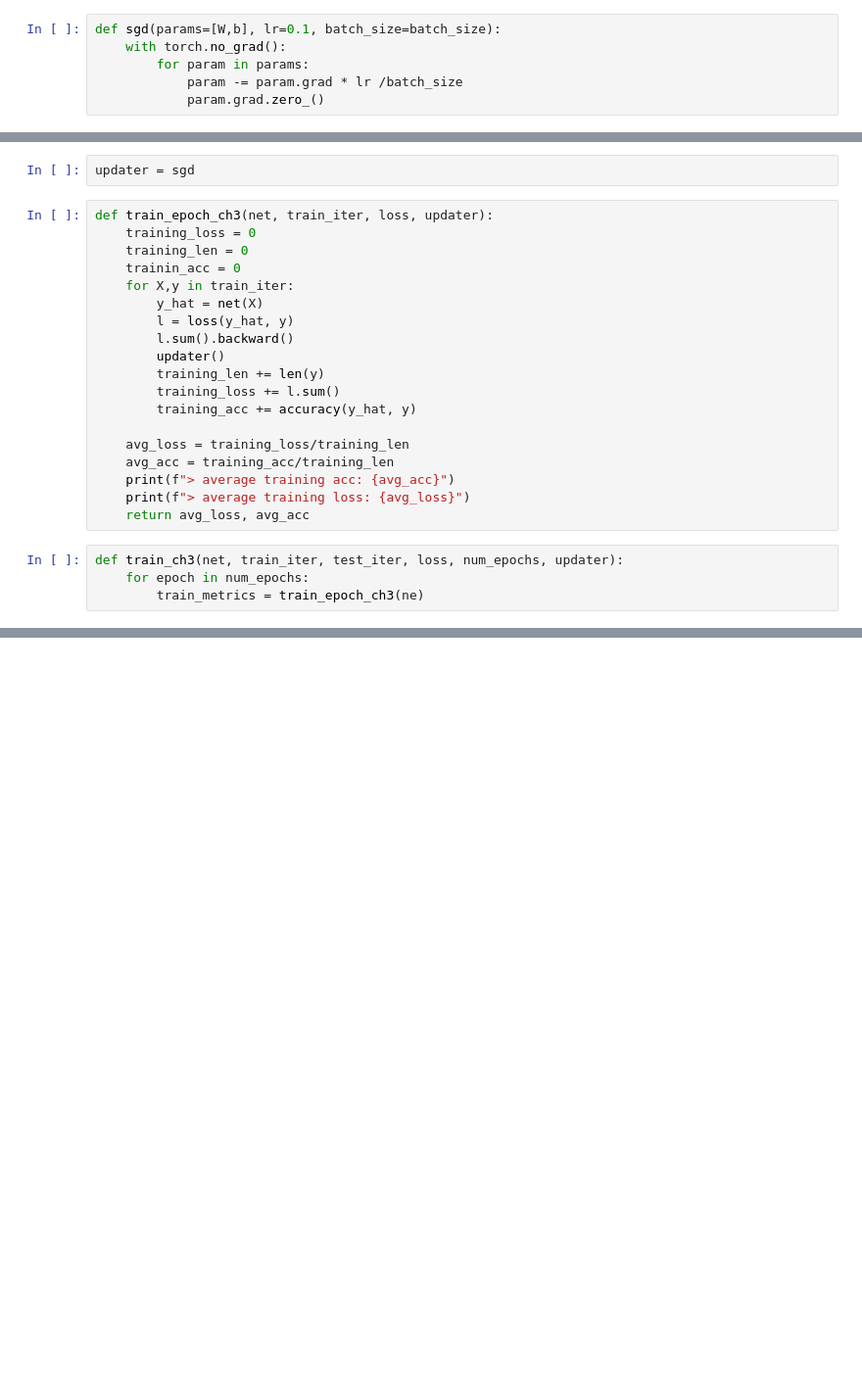
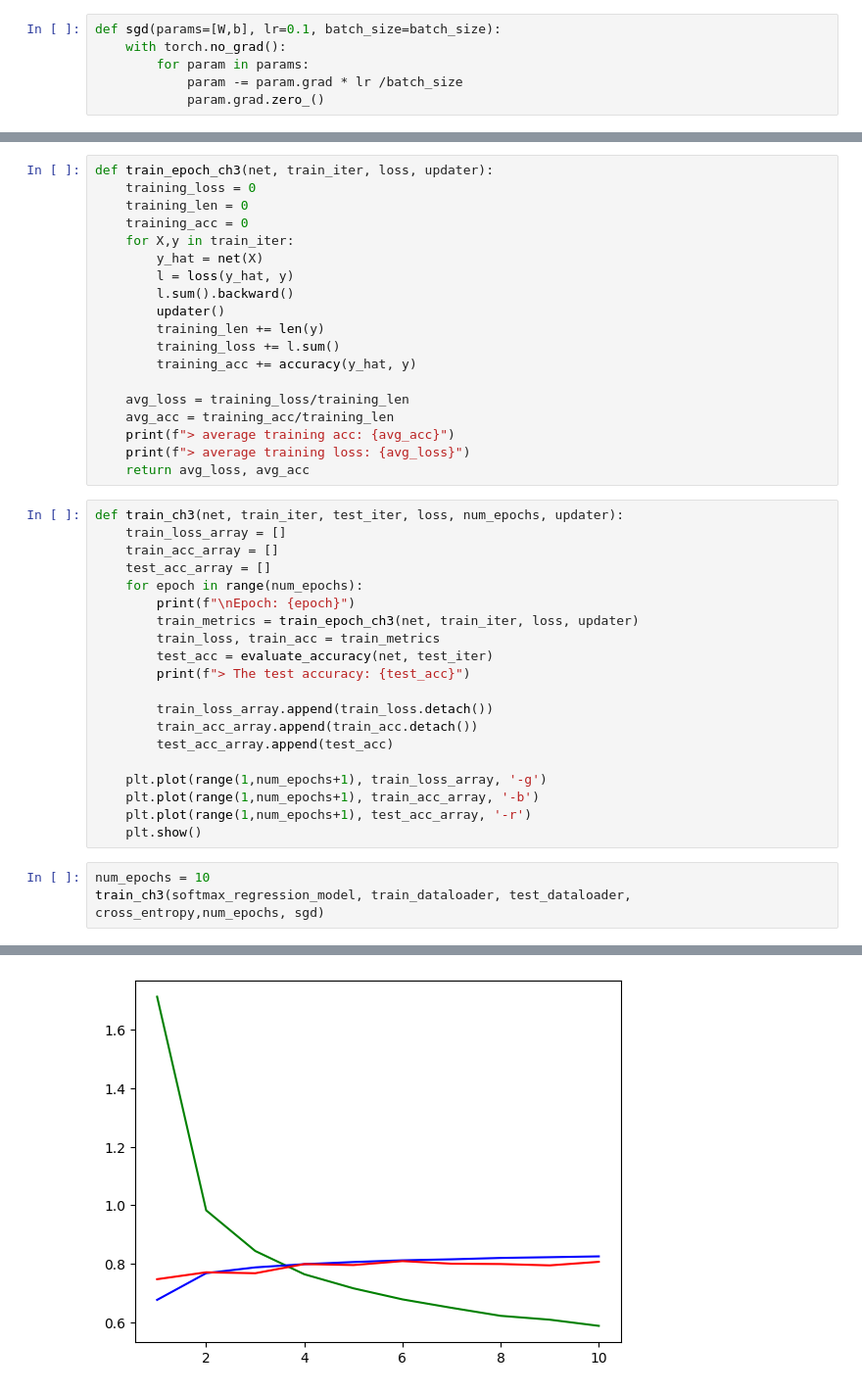
Before and after one commit to fanbyprinciple/d2l-fanbyprinciple, a Jupyter notebook: ch3_linear_neural_equations/ch3.4 Image recognition.ipynb, the cells around one changed output, grey strips where cells are left out. Shown: that part at 98% size. Saved outputs shown, nothing was run; the diff lists cells and outputs as text; blank space fills up the shorter version.

Commit message:
softmax training graph made

```diff
--- a/ch3_linear_neural_equations/ch3.4 Image recognition.ipynb
+++ b/ch3_linear_neural_equations/ch3.4 Image recognition.ipynb
@@ -196,13 +196,11 @@ W, b, W.shape, b.shape, W.grad, b.grad # initial Weight values
  torch.Size([10]),
  None,
  None)
-# %%
-updater = sgd
 # %%
 def train_epoch_ch3(net, train_iter, loss, updater):
     training_loss = 0
     training_len = 0
-    trainin_acc = 0
+    training_acc = 0
     for X,y in train_iter:
         y_hat = net(X)
         l = loss(y_hat, y)
@@ -217,7 +215,27 @@ def train_epoch_ch3(net, train_iter, loss, updater):
     print(f"> average training acc: {avg_acc}")
     print(f"> average training loss: {avg_loss}")
     return avg_loss, avg_acc
-# %%
-def train_ch3(net, train_iter, test_iter, loss, num_epochs, updater):
-    for epoch in num_epochs:
-        train_metrics = train_epoch_ch3(ne)
+# %%
+def train_ch3(net, train_iter, test_iter, loss, num_epochs, updater):
+    train_loss_array = []
+    train_acc_array = []
+    test_acc_array = []
+    for epoch in range(num_epochs):
+        print(f"\nEpoch: {epoch}")
+        train_metrics = train_epoch_ch3(net, train_iter, loss, updater)
+        train_loss, train_acc = train_metrics
+        test_acc = evaluate_accuracy(net, test_iter)
+        print(f"> The test accuracy: {test_acc}")
+
+        train_loss_array.append(train_loss.detach())
+        train_acc_array.append(train_acc.detach())
+        test_acc_array.append(test_acc)
+
+    plt.plot(range(1,num_epochs+1), train_loss_array, '-g')
+    plt.plot(range(1,num_epochs+1), train_acc_array, '-b')
+    plt.plot(range(1,num_epochs+1), test_acc_array, '-r')
+    plt.show()
+# %%
+num_epochs = 10
+train_ch3(softmax_regression_model, train_dataloader, test_dataloader, cross_entropy,num_epochs, sgd)
+# %% [output]
@@ -223,0 +259 @@ def train_ch3(net, train_iter, test_iter, loss, num_epochs, updater):
+[figure, added]
```
Also changed, not shown: parts of 9 cells of this notebook, 2 other files.
